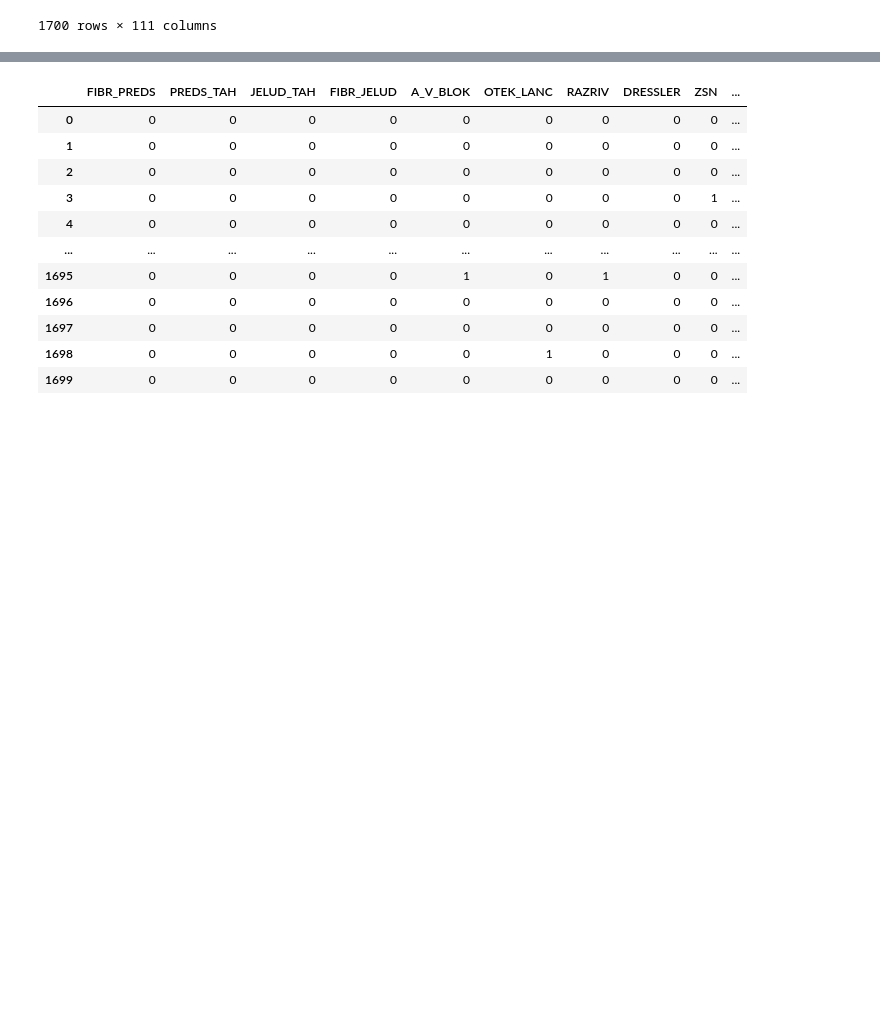
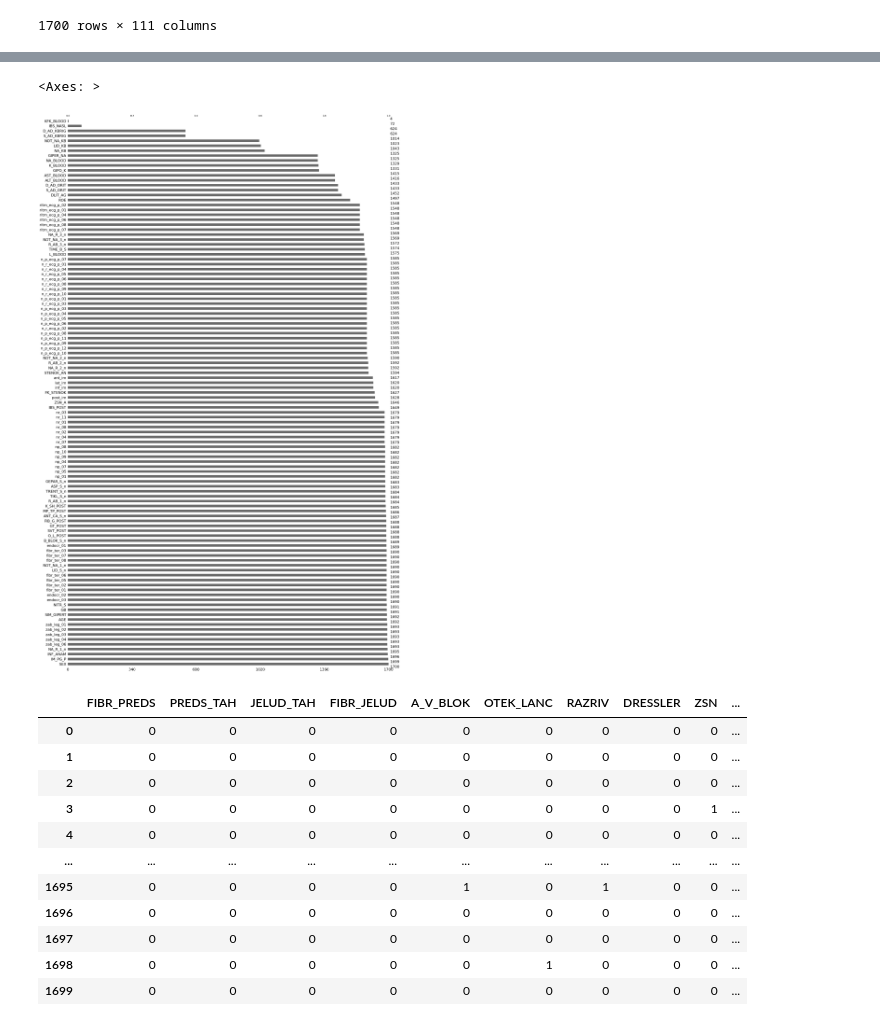
Before and after one commit to shikgom2/24_1_ml_teamproject, a Jupyter notebook: eda.ipynb, the cells around one changed output, grey strips where cells are left out. Cells and saved outputs as stored; diff of their text form; code cells hidden in the pictures; blank space fills up the shorter version.

```diff
--- a/eda.ipynb
+++ b/eda.ipynb
@@ -78,3 +62,11 @@ mis.matrix
+# %%
+missing_counts = X.isnull().sum()
+sorted_columns = missing_counts.sort_values().index
+sorted_df = X[sorted_columns]
+mis.bar(sorted_df)
+# %% [output]
+<Axes: >
+[figure, added]
 # %%
 y
 # %% [output]
```
Also changed, not shown: parts of 19 cells of this notebook.
